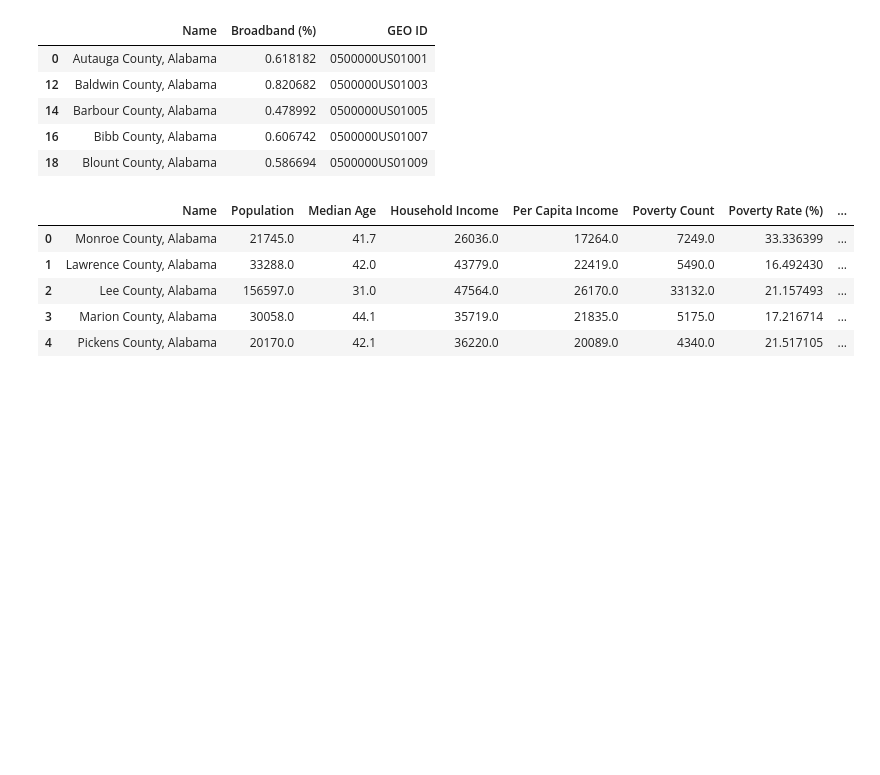
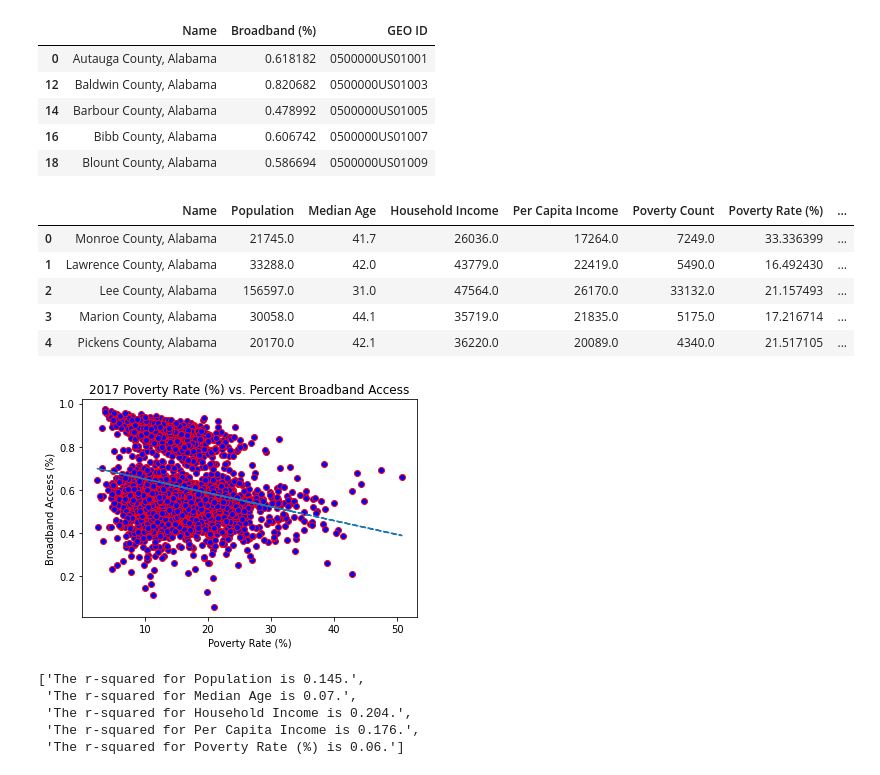
Before and after one commit to Falcon-d/Project-1-Broadband-Access, a Jupyter notebook: Poverty 2017 Census.ipynb, the cells around one changed output. Saved outputs shown, nothing was run; the diff lists cells and outputs as text; code cells hidden in the pictures; blank space fills up the shorter version.

Commit message:
linear regression of 2017 acs5 data against broadband access done

```diff
--- a/Poverty 2017 Census.ipynb
+++ b/Poverty 2017 Census.ipynb
@@ -104,3 +105,46 @@ census_2017_acs5_df.head()
 | 2 | Lee County, Alabama | 156597.0 | 31.0 | 47564.0 | 26170.0 | 33132.0 | 21.157493 | ... |
 | 3 | Marion County, Alabama | 30058.0 | 44.1 | 35719.0 | 21835.0 | 5175.0 | 17.216714 | ... |
 | 4 | Pickens County, Alabama | 20170.0 | 42.1 | 36220.0 | 20089.0 | 4340.0 | 21.517105 | ... |
+# %%
+# This section runs a linear regression for all NAICS labels and broadband access
+
+# Array of column headers to be analyzed against broadband access as a percent
+headers = ["Population", "Median Age", "Household Income", "Per Capita Income", "Poverty Rate (%)"]
+r_squared = []
+
+# for loop looping through
+for header in headers:
+
+    # Clears figure so plots do not superimpose
+    plt.clf()
+
+    # Lists for x and y values are defined
+    x = census_2017_acs5_df[header]
+    y = census_2017_acs5_df['Broadband (%)']
+
+    # Linear regression is run
+    header_slope, header_int, header_r, p, std_err = stats.linregress(x ,y)
+    header_fit = header_slope * x + header_int
+
+    # Plot is crafted and labeled then linear regression and r-squared is superimposed
+    plt.scatter(x ,y , marker="o", facecolors="blue", edgecolors="red")
+    plt.title(f'2017 {header} vs. Percent Broadband Access')
+    plt.xlabel(header)
+    plt.ylabel("Broadband Access (%)")
+    plt.plot(x , header_fit,"--")
+
+    # r_squared values are added to a list
+    r_squared.append(f'The r-squared for {header} is {round(header_r**2,3)}.')
+
+    # plot is output and saved as a png
+    plt.savefig(f'output_charts/2017_acs5_{header}_lin_regress.png',format='png')
+# %% [output]
+[figure, added]
+# %%
+r_squared
+# %% [output]
+['The r-squared for Population is 0.145.',
+ 'The r-squared for Median Age is 0.07.',
+ 'The r-squared for Household Income is 0.204.',
+ 'The r-squared for Per Capita Income is 0.176.',
+ 'The r-squared for Poverty Rate (%) is 0.06.']
```
Also changed, not shown: parts of 1 cell of this notebook, 5 other files.
